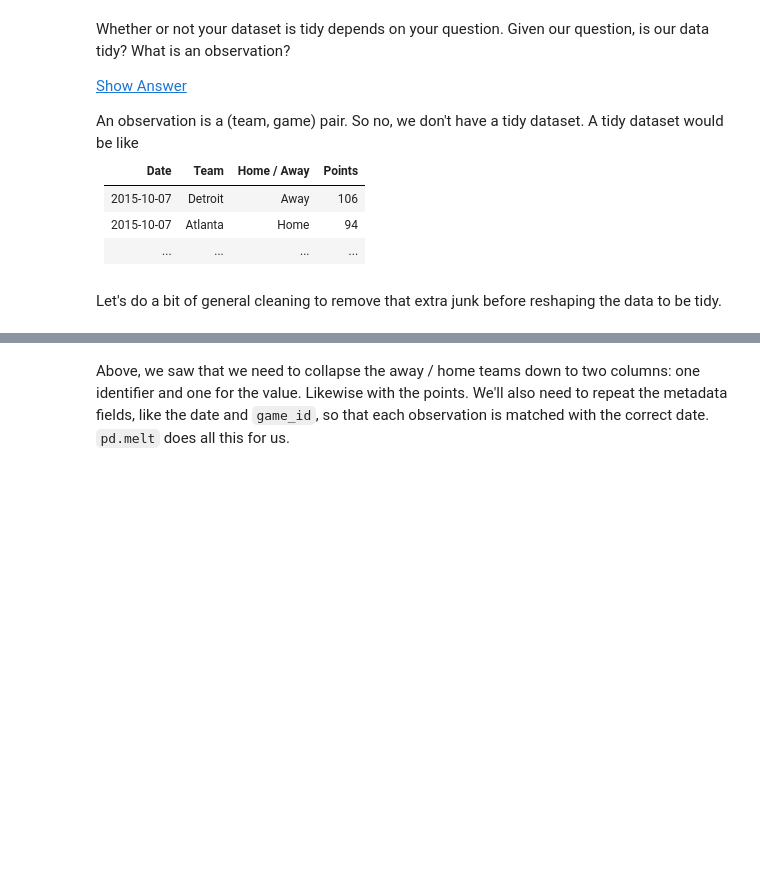
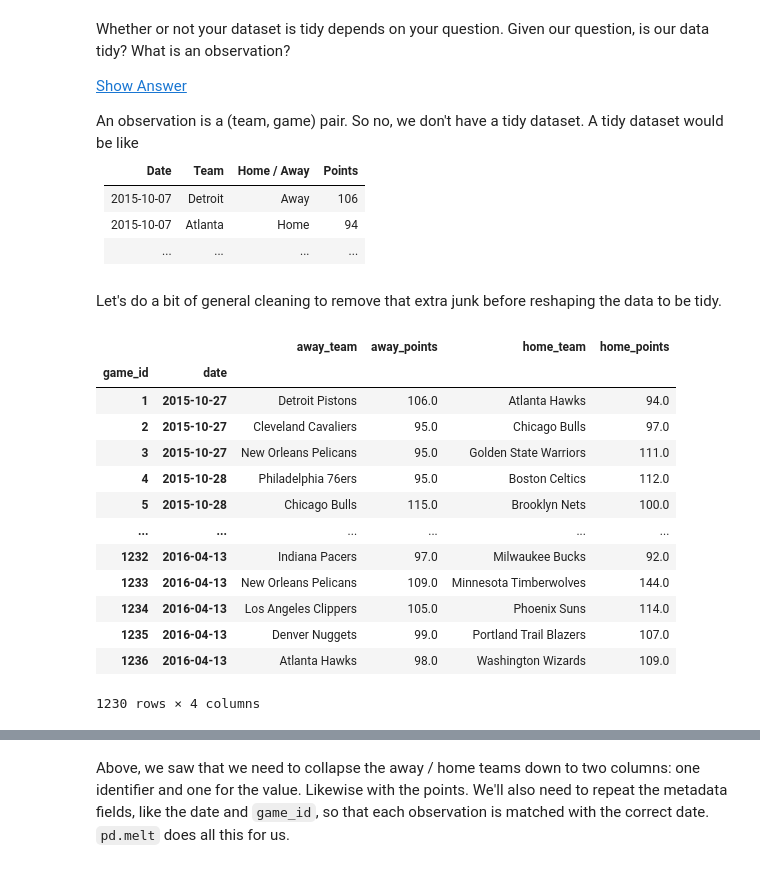
Before and after one commit to umeshraj/Pandas-Tutorial-SciPyConf-2018, a Jupyter notebook: notebooks/04-Tidy-Data.ipynb, the cells around one changed output, grey strips where cells are left out. Drawn from its saved outputs; the diff is of its cells as text; code cells hidden in the pictures; blank space fills up the shorter version.

```diff
--- a/notebooks/04-Tidy-Data.ipynb
+++ b/notebooks/04-Tidy-Data.ipynb
@@ -94,6 +147,23 @@ A tidy dataset would be like
 </div>
 # %% [markdown]
 Let's do a bit of general cleaning to remove that extra junk before reshaping the data to be tidy.
+# %%
+games.dropna()
+# %% [output]
+|  |  | away_team | away_points | home_team | home_points |
+| game_id | date |  |  |  |  |
+| 1 | 2015-10-27 | Detroit Pistons | 106.0 | Atlanta Hawks | 94.0 |
+| 2 | 2015-10-27 | Cleveland Cavaliers | 95.0 | Chicago Bulls | 97.0 |
+| 3 | 2015-10-27 | New Orleans Pelicans | 95.0 | Golden State Warriors | 111.0 |
+| 4 | 2015-10-28 | Philadelphia 76ers | 95.0 | Boston Celtics | 112.0 |
+| 5 | 2015-10-28 | Chicago Bulls | 115.0 | Brooklyn Nets | 100.0 |
+| ... | ... | ... | ... | ... | ... |
+| 1232 | 2016-04-13 | Indiana Pacers | 97.0 | Milwaukee Bucks | 92.0 |
+| 1233 | 2016-04-13 | New Orleans Pelicans | 109.0 | Minnesota Timberwolves | 144.0 |
+| 1234 | 2016-04-13 | Los Angeles Clippers | 105.0 | Phoenix Suns | 114.0 |
+| 1235 | 2016-04-13 | Denver Nuggets | 99.0 | Portland Trail Blazers | 107.0 |
+| 1236 | 2016-04-13 | Atlanta Hawks | 98.0 | Washington Wizards | 109.0 |
+1230 rows × 4 columns
 # %%
 column_names = {'Date': 'date', 'Start (ET)': 'start',
                 'Unamed: 2': 'box', 'Visitor/Neutral': 'away_team',
```
Also changed, not shown: parts of 43 cells of this notebook, 1 other file.
